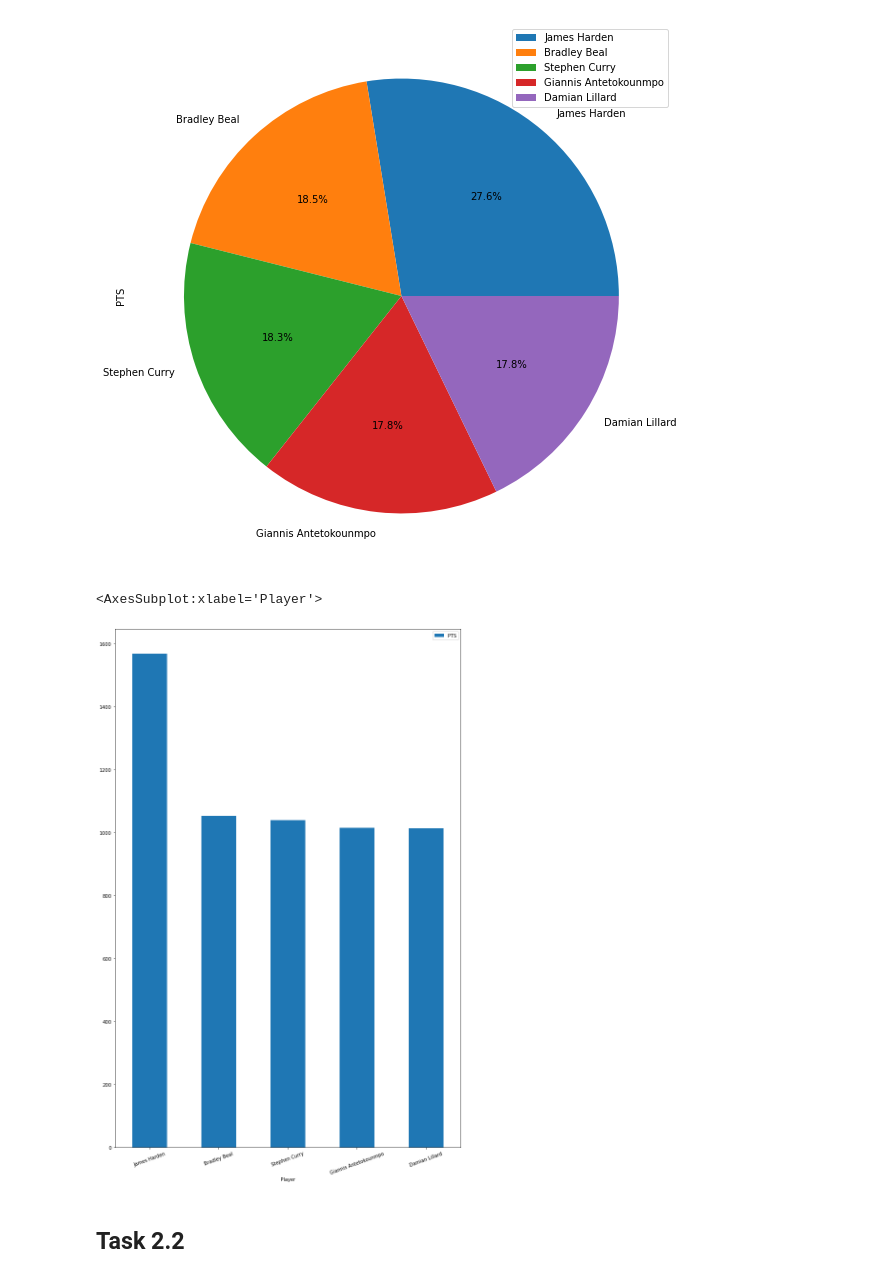
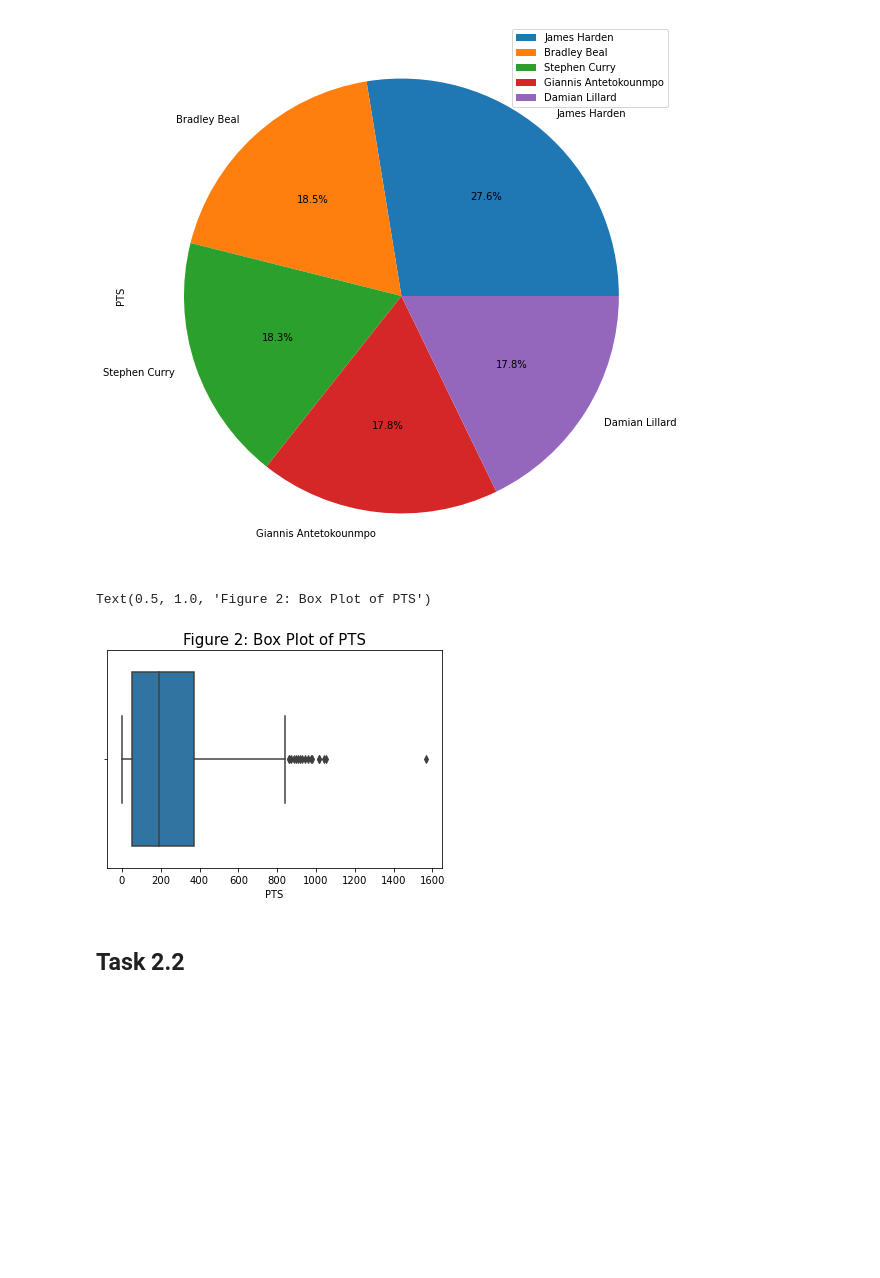
Before and after one commit to Ghost-Recon131/PDS-Assignment-1, a Jupyter notebook: assignment1.ipynb, the cells around one changed output. Drawn from its saved outputs; the diff is of its cells as text; code cells hidden in the pictures; blank space fills up the shorter version.

```diff
--- a/assignment1.ipynb
+++ b/assignment1.ipynb
@@ -1136,11 +1136,11 @@ sort_by_Tpoints.plot.pie(y='PTS', labels = labels, autopct='%1.1f%%',figsize=(10
 # %% [output]
 <AxesSubplot:ylabel='PTS'>
 [figure]
-# %%
-sort_by_Tpoints.plot.bar(x='Player',y='PTS', rot=20, figsize=(13, 20)) # [3] - annotaing graph
-# %% [output]
-<AxesSubplot:xlabel='Player'>
-[figure, removed]
+# %%
+sns.boxplot(NBA_C['PTS']).set_title('Figure 2: Box Plot of PTS', fontsize = 15) # Boxplot for deviation of PTS accross all players
+# %% [output]
+Text(0.5, 1.0, 'Figure 2: Box Plot of PTS')
+[figure, added]
 # %% [markdown]
 ## Task 2.2
 # %%
```
Also changed, not shown: parts of 7 cells of this notebook, 1 other file.
